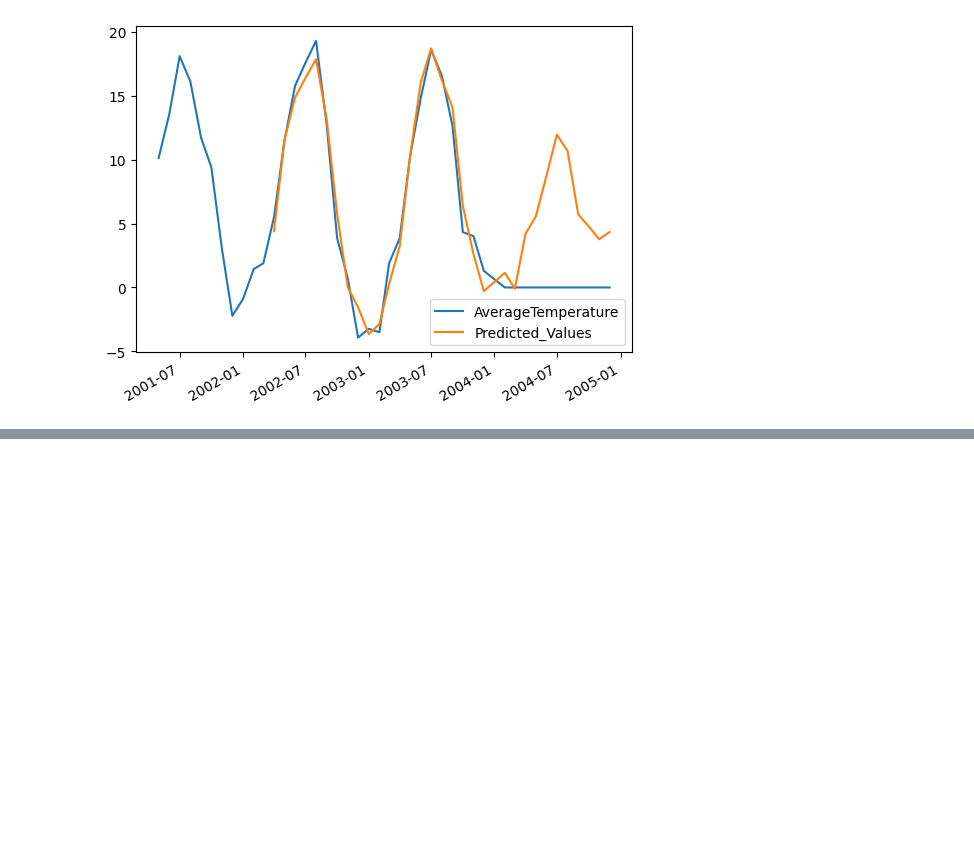
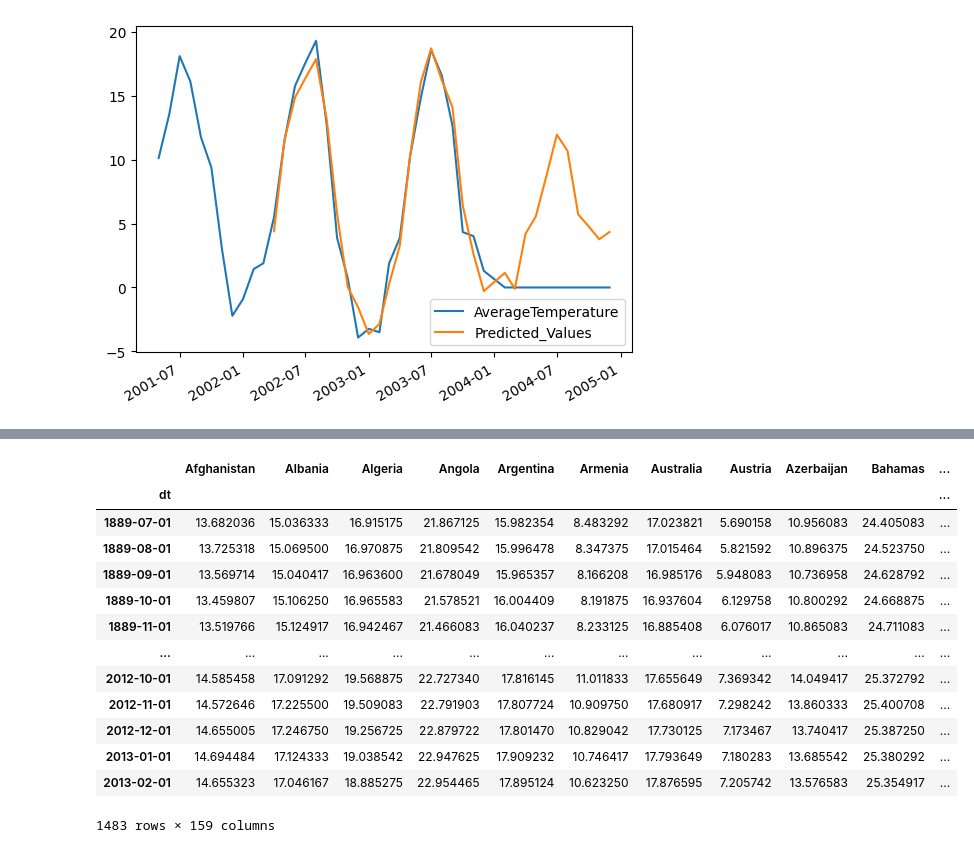
Before and after one commit to CyberStefNef/World_Temperature_Analysis, a Jupyter notebook: arima.ipynb, the cells around one changed output, grey strips where cells are left out. Drawn from its saved outputs; the diff is of its cells as text; code cells hidden in the pictures; blank space fills up the shorter version.

```diff
--- a/arima.ipynb
+++ b/arima.ipynb
@@ -106,10 +163,10 @@ Based on acf, we have 2 lags, and with pacf 5 lags. Therefore, we should test th
 # %%
 # Removing columns we dont need
 #df_testing = df.copy()
-df_testing = df2.copy()
+df_testing = df_sweden.copy()
 df_testing = df_testing[["AverageTemperature"]]
 
-df_testing2 = df.copy()
+df_testing2 = df_sweden_2.copy()
 df_testing2 = df_testing2[["AverageTemperature"]]
 #df_testing
 # %% [markdown]
@@ -821,0 +884,50 @@ Forecasted value for X=9: 10.00
+# %%
+trend_components = {}
+slopes = {}
+for country in df_slope2.columns:
+    result = seasonal_decompose(df_slope2[country], model='additive', period=12)
+    trend_components[country] = result.trend.dropna()
+
+    # Fit a linear regression to calculate the slope of the trend component
+    X = np.array(trend_components[country].values)
+    y = trend_components[country].values
+    #print(type(y))
+    model = ols_linear_regression(X,y)
+
+    # # Store the slope in the 'slopes' dictionary
+    #slopes[country] = model[1]
+
+all_trends = pd.concat(trend_components, axis=1)
+# scaler = MinMaxScaler()
+# all_normalized_trends = pd.DataFrame(scaler.fit_transform(
+#     all_trends), index=all_trends.index, columns=all_trends.columns)
+
+# # Calculate the slope based on the normalized trend
+# for country in all_normalized_trends.columns:
+#     x_data = range(len(all_normalized_trends[country]))
+#     y_data = all_normalized_trends[country].dropna().values
+
+#     slope, _ = np.polyfit(x_data, y_data, 1)
+#     slopes[country] = slope
+
+# sorted_countries = sorted(slopes, key=slopes.get, reverse=True)
+
+# # Calculate growth rate as slopes for each country
+# slopes_arr = np.array(list(slopes.values())).reshape(-1, 1)
+
+all_trends
+# %% [output]
+|  | Afghanistan | Albania | Algeria | Angola | Argentina | Armenia | Australia | Austria | Azerbaijan | Bahamas | ... |
+| dt |  |  |  |  |  |  |  |  |  |  | ... |
+| 1889-07-01 | 13.682036 | 15.036333 | 16.915175 | 21.867125 | 15.982354 | 8.483292 | 17.023821 | 5.690158 | 10.956083 | 24.405083 | ... |
+| 1889-08-01 | 13.725318 | 15.069500 | 16.970875 | 21.809542 | 15.996478 | 8.347375 | 17.015464 | 5.821592 | 10.896375 | 24.523750 | ... |
+| 1889-09-01 | 13.569714 | 15.040417 | 16.963600 | 21.678049 | 15.965357 | 8.166208 | 16.985176 | 5.948083 | 10.736958 | 24.628792 | ... |
+| 1889-10-01 | 13.459807 | 15.106250 | 16.965583 | 21.578521 | 16.004409 | 8.191875 | 16.937604 | 6.129758 | 10.800292 | 24.668875 | ... |
+| 1889-11-01 | 13.519766 | 15.124917 | 16.942467 | 21.466083 | 16.040237 | 8.233125 | 16.885408 | 6.076017 | 10.865083 | 24.711083 | ... |
+| ... | ... | ... | ... | ... | ... | ... | ... | ... | ... | ... | ... |
+| 2012-10-01 | 14.585458 | 17.091292 | 19.568875 | 22.727340 | 17.816145 | 11.011833 | 17.655649 | 7.369342 | 14.049417 | 25.372792 | ... |
+| 2012-11-01 | 14.572646 | 17.225500 | 19.509083 | 22.791903 | 17.807724 | 10.909750 | 17.680917 | 7.298242 | 13.860333 | 25.400708 | ... |
+| 2012-12-01 | 14.655005 | 17.246750 | 19.256725 | 22.879722 | 17.801470 | 10.829042 | 17.730125 | 7.173467 | 13.740417 | 25.387250 | ... |
+| 2013-01-01 | 14.694484 | 17.124333 | 19.038542 | 22.947625 | 17.909232 | 10.746417 | 17.793649 | 7.180283 | 13.685542 | 25.380292 | ... |
+| 2013-02-01 | 14.655323 | 17.046167 | 18.885275 | 22.954465 | 17.895124 | 10.623250 | 17.876595 | 7.205742 | 13.576583 | 25.354917 | ... |
+1483 rows × 159 columns
```
Also changed, not shown: parts of 37 cells of this notebook, 2 other files.
